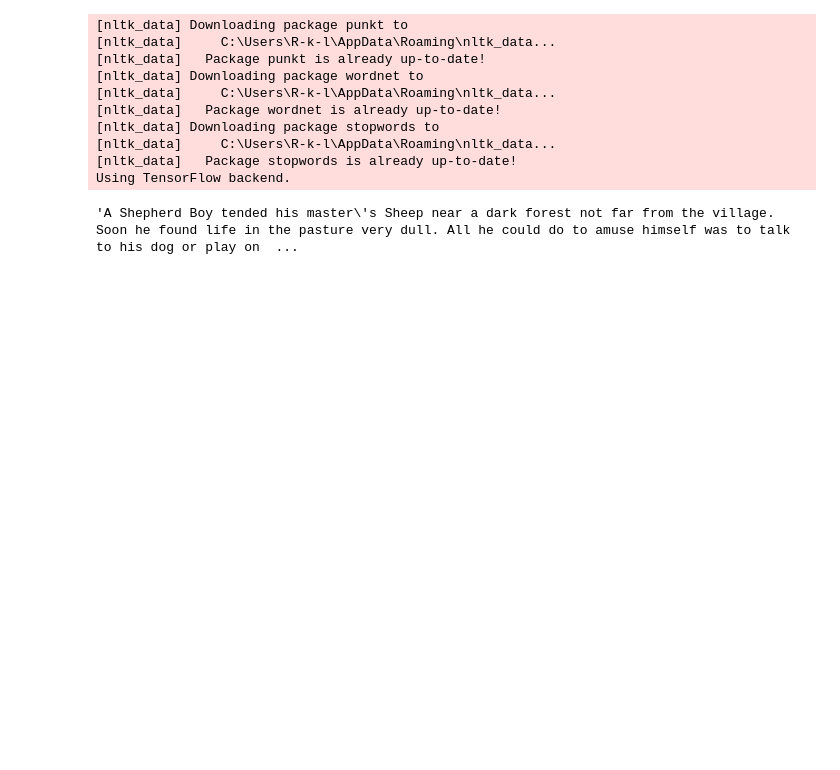
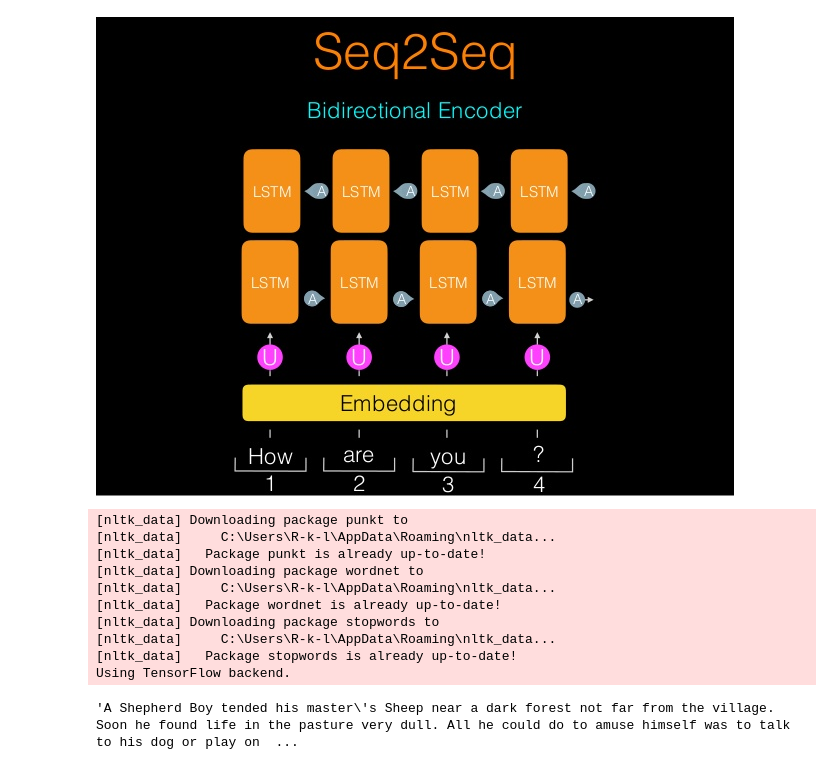
Before and after one commit to Ryan-Kinsella/NLP-meeting-summary, a Jupyter notebook: BiLSTM Seq2Seq model.ipynb, the cells around one changed output. Drawn from its saved outputs; the diff is of its cells as text; code cells hidden in the pictures; blank space fills up the shorter version.

```diff
--- a/LSTM-model.ipynb
+++ b/BiLSTM Seq2Seq model.ipynb
@@ -5,3 +3,9 @@
+# %%
+from IPython.display import Image
+Image(filename='bi_seq2seq.jpg')
+# image credits https://www.slideshare.net/samwit/tensor-flow05-neuralmachinetranslationseq2seq
+# %% [output]
+[figure, added]
 # %%
 import numpy as np
 import pandas as pd
```
Also changed, not shown: parts of 4 cells of this notebook, 7 other files.
